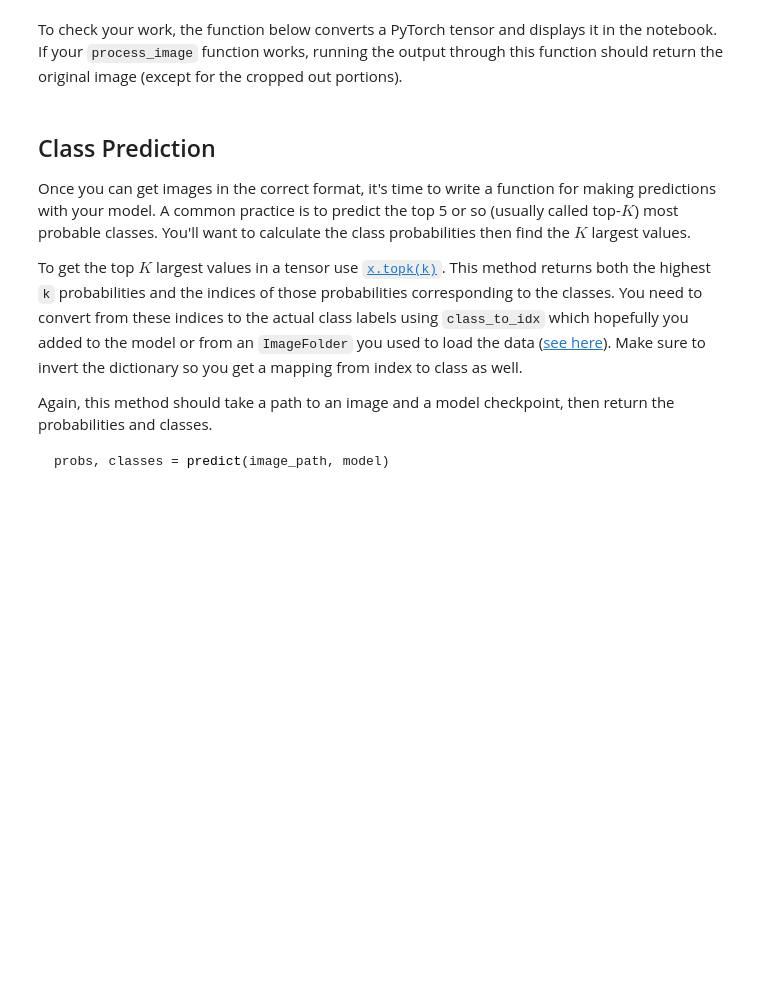
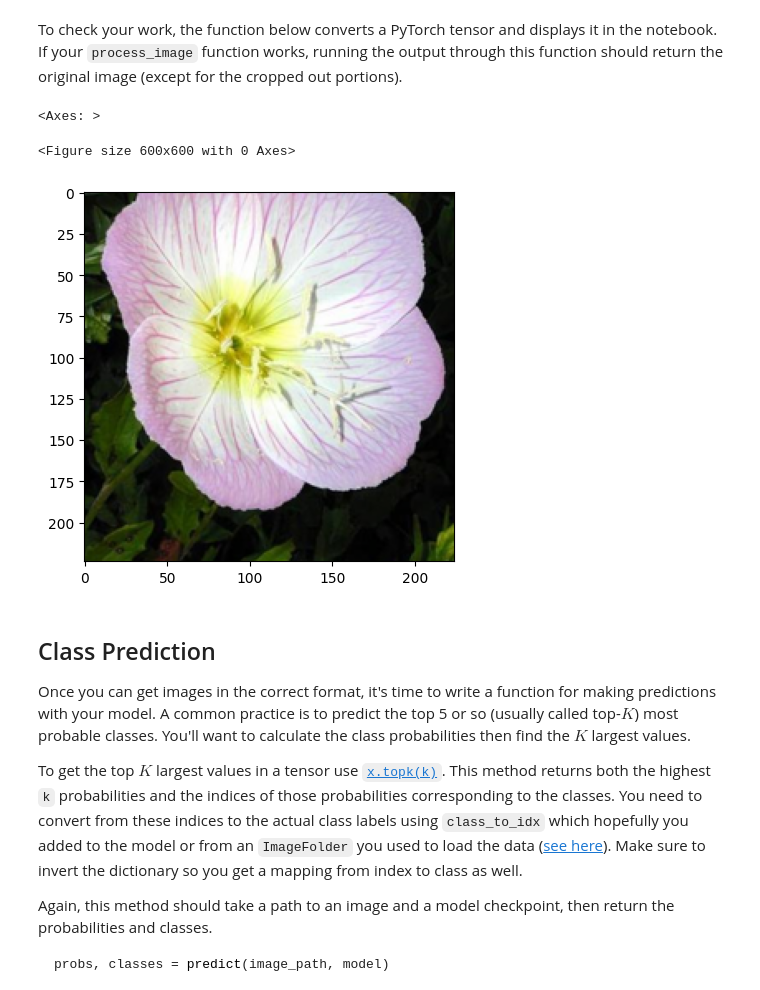
Before and after one commit to nestrada79/image-classifier-2025, a Jupyter notebook: Image_Classifier_Project.ipynb, the cells around one changed output. Drawn from its saved outputs; the diff is of its cells as text; code cells hidden in the pictures; blank space fills up the shorter version.

Commit message:
Finalized Image_Classifier_Project.ipynb

```diff
--- a/Image_Classifier_Project.ipynb
+++ b/Image_Classifier_Project.ipynb
@@ -71,5 +91,6 @@ The pre-trained networks you'll use were trained on the ImageNet dataset where e
 # %%
-data_dir = 'flowers'
+#Load flower_data
+data_dir = 'flower_data'
 train_dir = data_dir + '/train'
 valid_dir = data_dir + '/valid'
 test_dir = data_dir + '/test'
@@ -275,7 +288,8 @@ def validate(model, dataloader, criterion, device):
     accuracy = correct / len(dataloader.dataset)
     return val_loss, accuracy
 # %%
-epochs = 3
+epochs = 5 #I set 3 when running on my home computer because I was running cpu only
+           #but higher when using googles gpus
 print_every = 40  # how often to print progress
 
 steps = 0
@@ -383,10 +574,3 @@ Color channels of images are typically encoded as integers 0-255, but the model
 As before, the network expects the images to be normalized in a specific way. For the means, it's `[0.485, 0.456, 0.406]` and for the standard deviations `[0.229, 0.224, 0.225]`. You'll want to subtract the means from each color channel, then divide by the standard deviation.
 
 And finally, PyTorch expects the color channel to be the first dimension but it's the third dimension in the PIL image and Numpy array. You can reorder dimensions using [`ndarray.transpose`](https://docs.scipy.org/doc/numpy-1.13.0/reference/generated/numpy.ndarray.transpose.html). The color channel needs to be first and retain the order of the other two dimensions.
-# %%
-def process_image(image):
-    ''' Scales, crops, and normalizes a PIL image for a PyTorch model,
-        returns an Numpy array
-    '''
-
-    # TODO: Process a PIL image for use in a PyTorch model
@@ -413,6 +646,23 @@ def imshow(image, ax=None, title=None):
     ax.imshow(image)
 
     return ax
+# %%
+# Pick any test image from your dataset
+test_image_path = test_dir + '/1/image_06743.jpg'
+
+# Process the image
+np_image = process_image(test_image_path)
+
+# Convert NumPy back to Tensor for imshow
+tensor_image = torch.from_numpy(np_image)
+
+# Show it
+plt.figure(figsize=(6,6))
+imshow(tensor_image)
+# %% [output]
+<Axes: >
+<Figure size 600x600 with 0 Axes>
+[figure, added]
 # %% [markdown]
 ## Class Prediction
 
```
Also changed, not shown: parts of 28 cells of this notebook, 1 other file.
